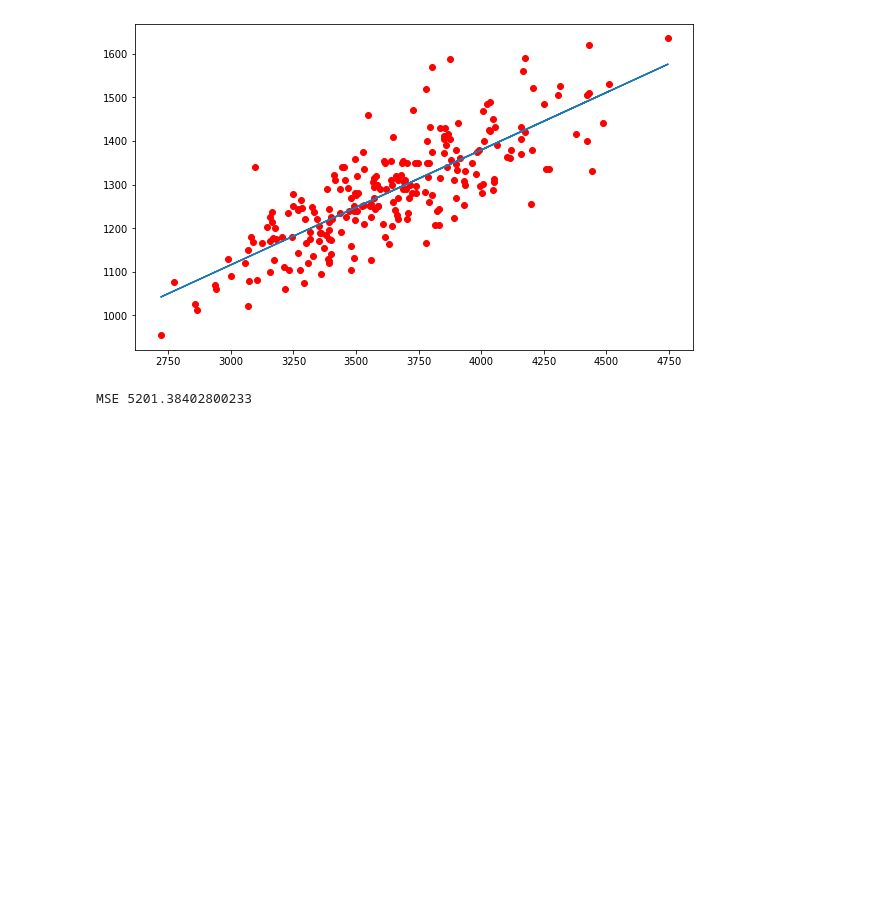
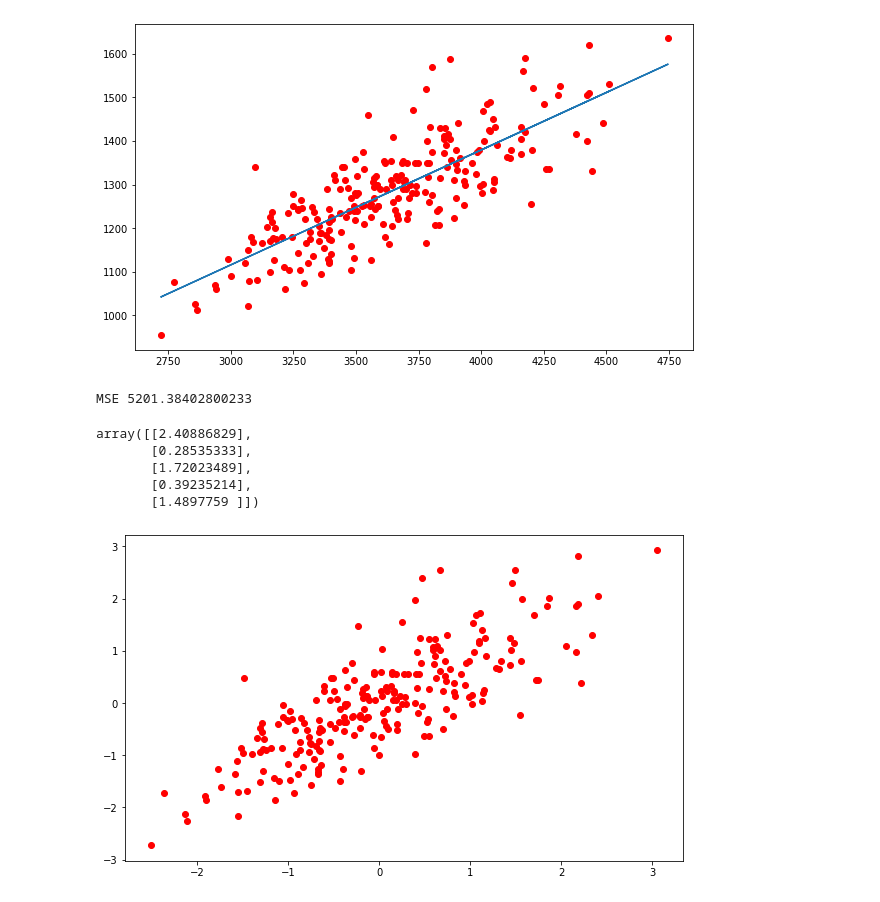
Before and after one commit to brainmentorspvtltd/MSIT_DataScience, a Jupyter notebook: LinearRegression/LinearRegressionPython.ipynb, the cells around one changed output. Saved outputs shown, nothing was run; the diff lists cells and outputs as text; code cells hidden in the pictures; blank space fills up the shorter version.

```diff
--- a/LinearRegression/LinearRegressionPython.ipynb
+++ b/LinearRegression/LinearRegressionPython.ipynb
@@ -74,0 +81,24 @@ MSE 5201.38402800233
+# %%
+X = np.reshape(X,(X.shape[0],1))
+y = np.reshape(y,(y.shape[0],1))
+# %%
+sc = StandardScaler()
+# sc.fit
+# sc.transform
+X = sc.fit_transform(X)
+# %%
+X[:5]
+# %% [output]
+array([[2.40886829],
+       [0.28535333],
+       [1.72023489],
+       [0.39235214],
+       [1.4897759 ]])
+# %%
+y = sc.fit_transform(y)
+# %%
+plt.figure(figsize=(10,6))
+plt.scatter(X,y,c='r')
+plt.show()
+# %% [output]
+[figure, added]
```
Also changed, not shown: parts of 20 cells of this notebook.
